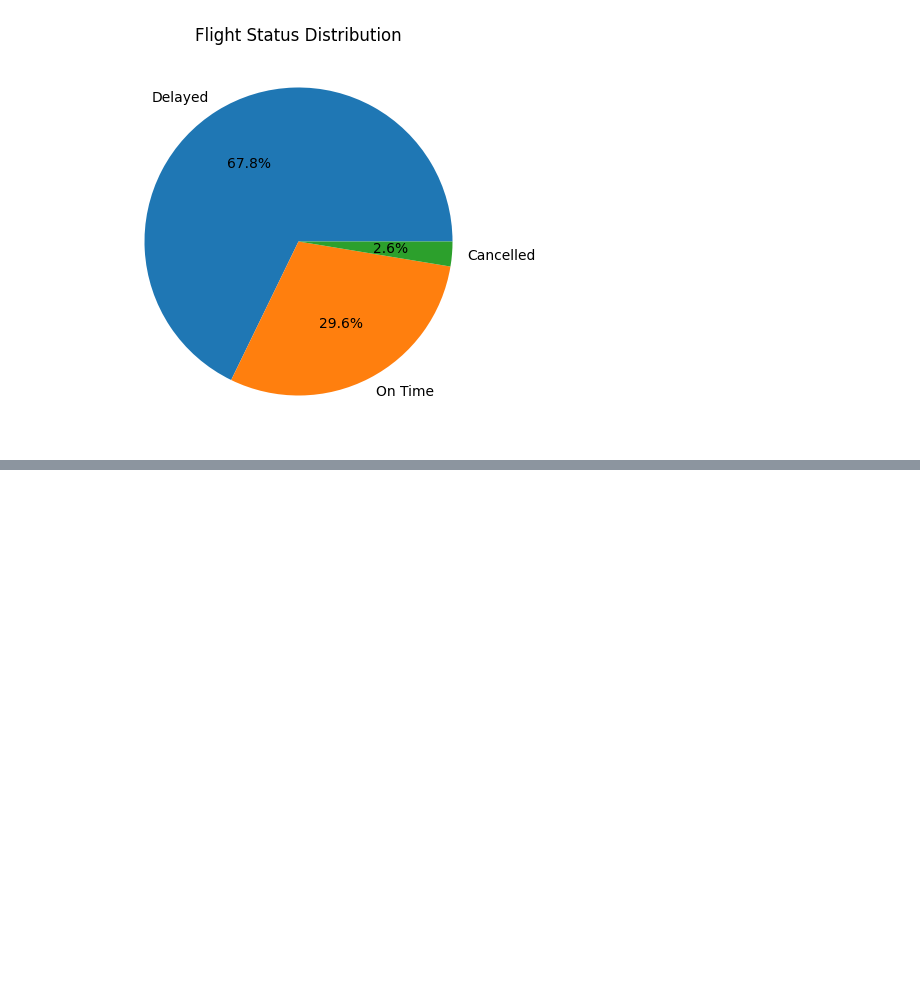
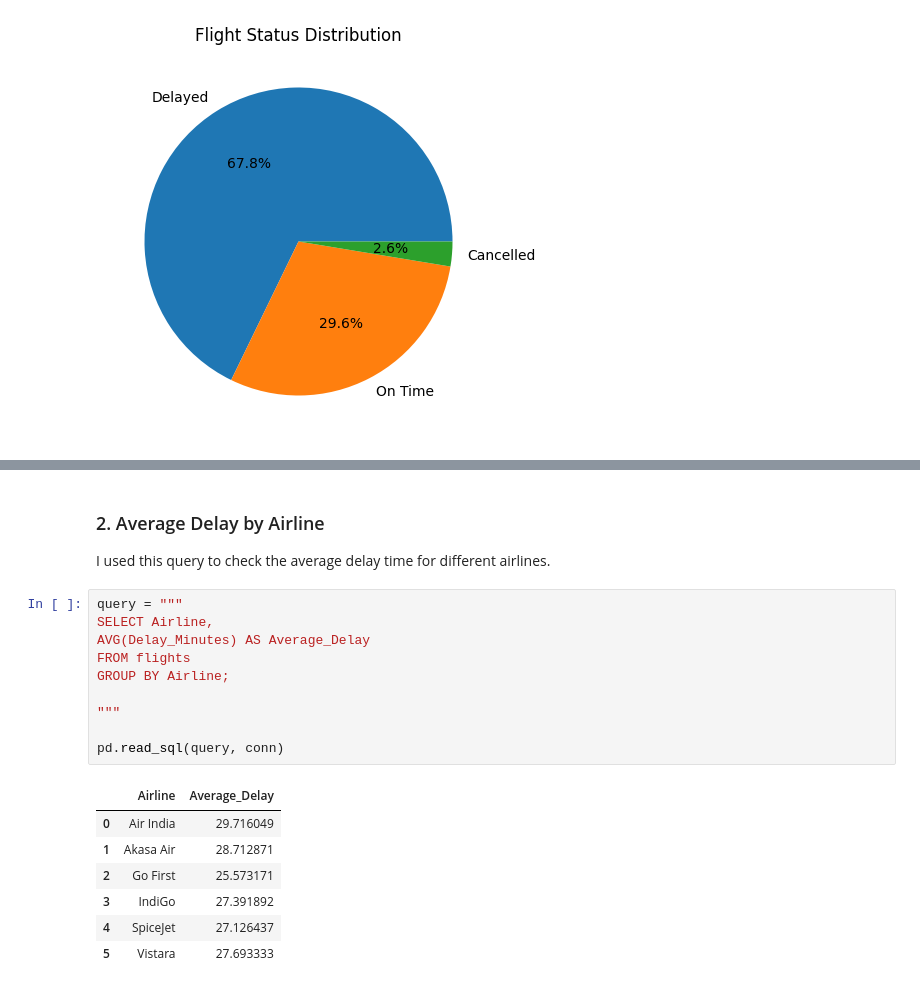
Before and after one commit to aadvikk/flight-delays-analysis, a Jupyter notebook: flight_operations_delay_analysis.ipynb, the cells around one changed output, grey strips where cells are left out. Cells and saved outputs as stored; diff of their text form; blank space fills up the shorter version.

```diff
--- a/flight_operations_delay_analysis.ipynb
+++ b/flight_operations_delay_analysis.ipynb
@@ -316,0 +357,22 @@ plt.show()
+# %% [markdown]
+### 2. Average Delay by Airline
+
+I used this query to check the average delay time for different airlines.
+# %%
+query = """
+SELECT Airline,
+AVG(Delay_Minutes) AS Average_Delay
+FROM flights
+GROUP BY Airline;
+
+"""
+
+pd.read_sql(query, conn)
+# %% [output]
+|  | Airline | Average_Delay |
+| 0 | Air India | 29.716049 |
+| 1 | Akasa Air | 28.712871 |
+| 2 | Go First | 25.573171 |
+| 3 | IndiGo | 27.391892 |
+| 4 | SpiceJet | 27.126437 |
+| 5 | Vistara | 27.693333 |
```
Also changed, not shown: parts of 14 cells of this notebook.
